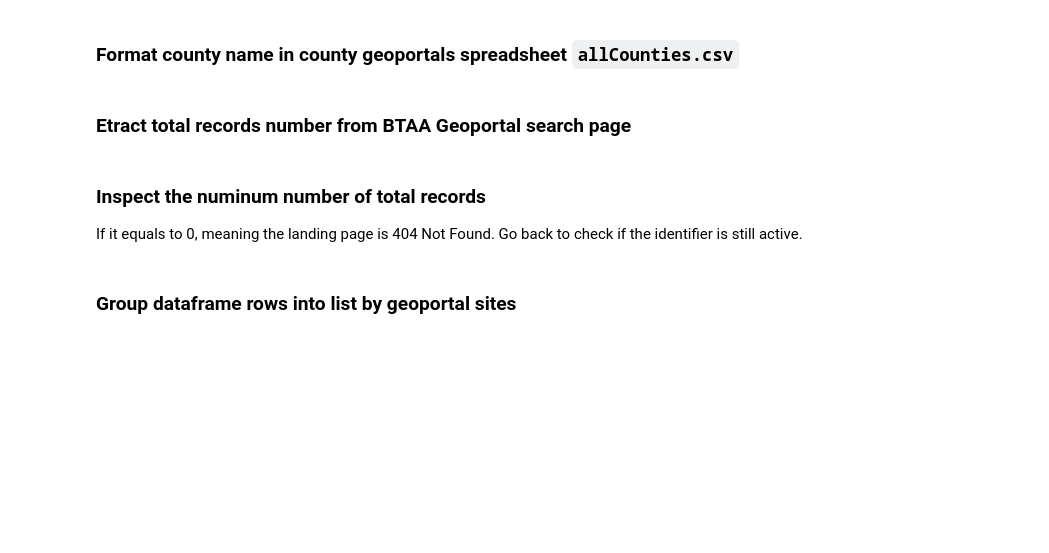
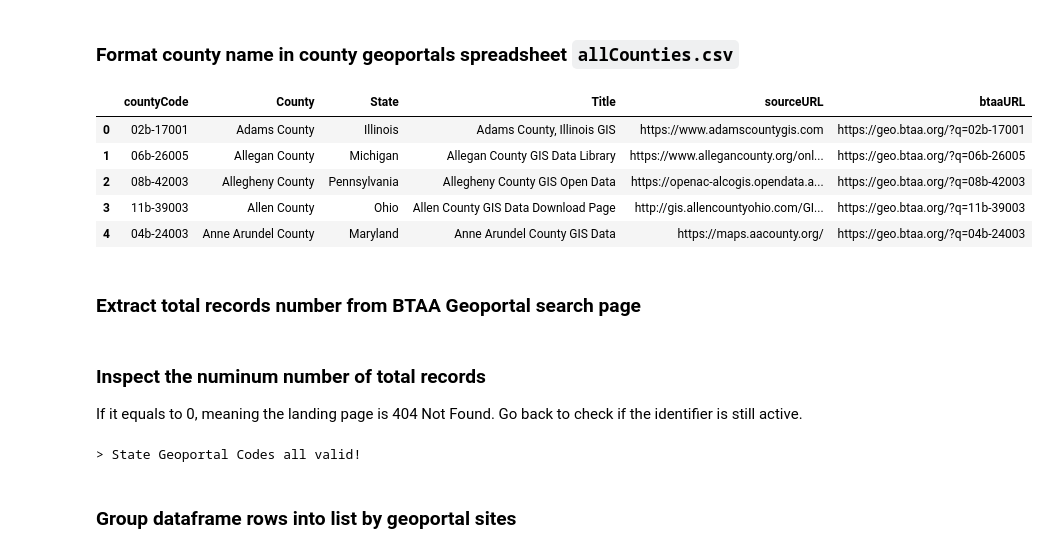
Before and after one commit to geobtaa/btaamap, a Jupyter notebook: harvest.ipynb, the cells around one changed output. Cells and saved outputs as stored; diff of their text form; code cells hidden in the pictures; blank space fills up the shorter version.

```diff
--- a/harvest.ipynb
+++ b/harvest.ipynb
@@ -176,12 +220,20 @@ topo.to_alt().properties(title='State Topology')
 # %%
 df_csv = pd.read_csv(countygeoportals)
 
 ## Replace 'Saint' and 'St' with 'St.'
-df_csv['County'] = df_csv['County'].apply(lambda x: re.sub(r'(Saint\s|^St\s|^St\.\s)', 'St. ', x))
+#commenting out jan-2023 as the lambda is not working
+# df_csv['County'] = df_csv['County'].apply(lambda x: re.sub(r'(Saint\s|^St\s|^St\.\s)', 'St. ', x))
 
 df_csv.head()
+# %% [output]
+|  | countyCode | County | State | Title | sourceURL | btaaURL |
+| 0 | 02b-17001 | Adams County | Illinois | Adams County, Illinois GIS | https://www.adamscountygis.com | https://geo.btaa.org/?q=02b-17001 |
+| 1 | 06b-26005 | Allegan County | Michigan | Allegan County GIS Data Library | https://www.allegancounty.org/onl... | https://geo.btaa.org/?q=06b-26005 |
+| 2 | 08b-42003 | Allegheny County | Pennsylvania | Allegheny County GIS Open Data | https://openac-alcogis.opendata.a... | https://geo.btaa.org/?q=08b-42003 |
+| 3 | 11b-39003 | Allen County | Ohio | Allen County GIS Data Download Page | http://gis.allencountyohio.com/GI... | https://geo.btaa.org/?q=11b-39003 |
+| 4 | 04b-24003 | Anne Arundel County | Maryland | Anne Arundel County GIS Data | https://maps.aacounty.org/ | https://geo.btaa.org/?q=04b-24003 |
 # %% [markdown]
-### Etract total records number from BTAA Geoportal search page
+### Extract total records number from BTAA Geoportal search page
 # %%
 df_csv['totalRecords'] = totalRecords(df_csv)
 # %% [markdown]
@@ -189,6 +241,8 @@ df_csv['totalRecords'] = totalRecords(df_csv)
 If it equals to 0, meaning the landing page is 404 Not Found. Go back to check if the identifier is still active.
 # %%
 check_totalRecords(df_csv)
+# %% [output]
+> State Geoportal Codes all valid!
 # %% [markdown]
 ### Group dataframe rows into list by geoportal sites
 # %%
```
Also changed, not shown: parts of 29 cells of this notebook, 8 other files.
